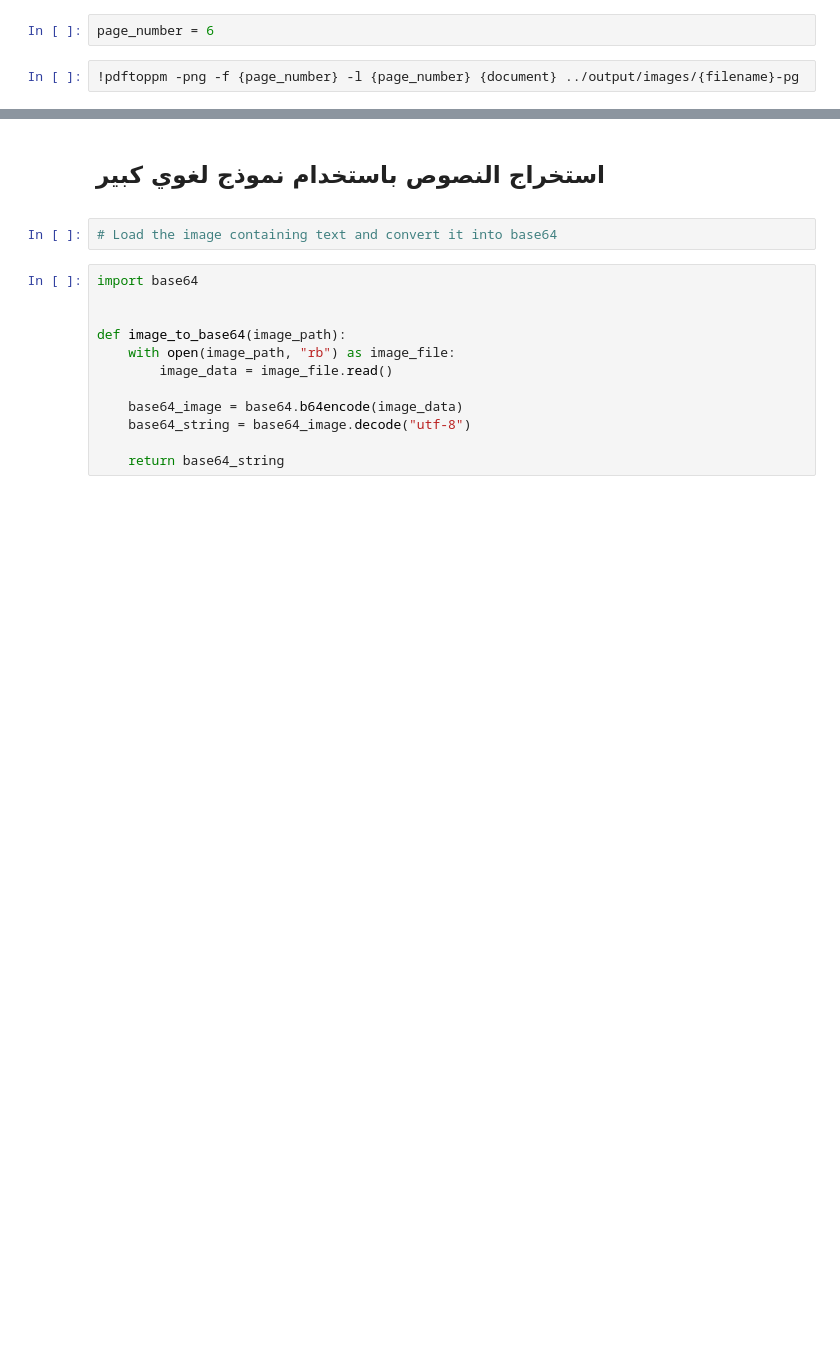
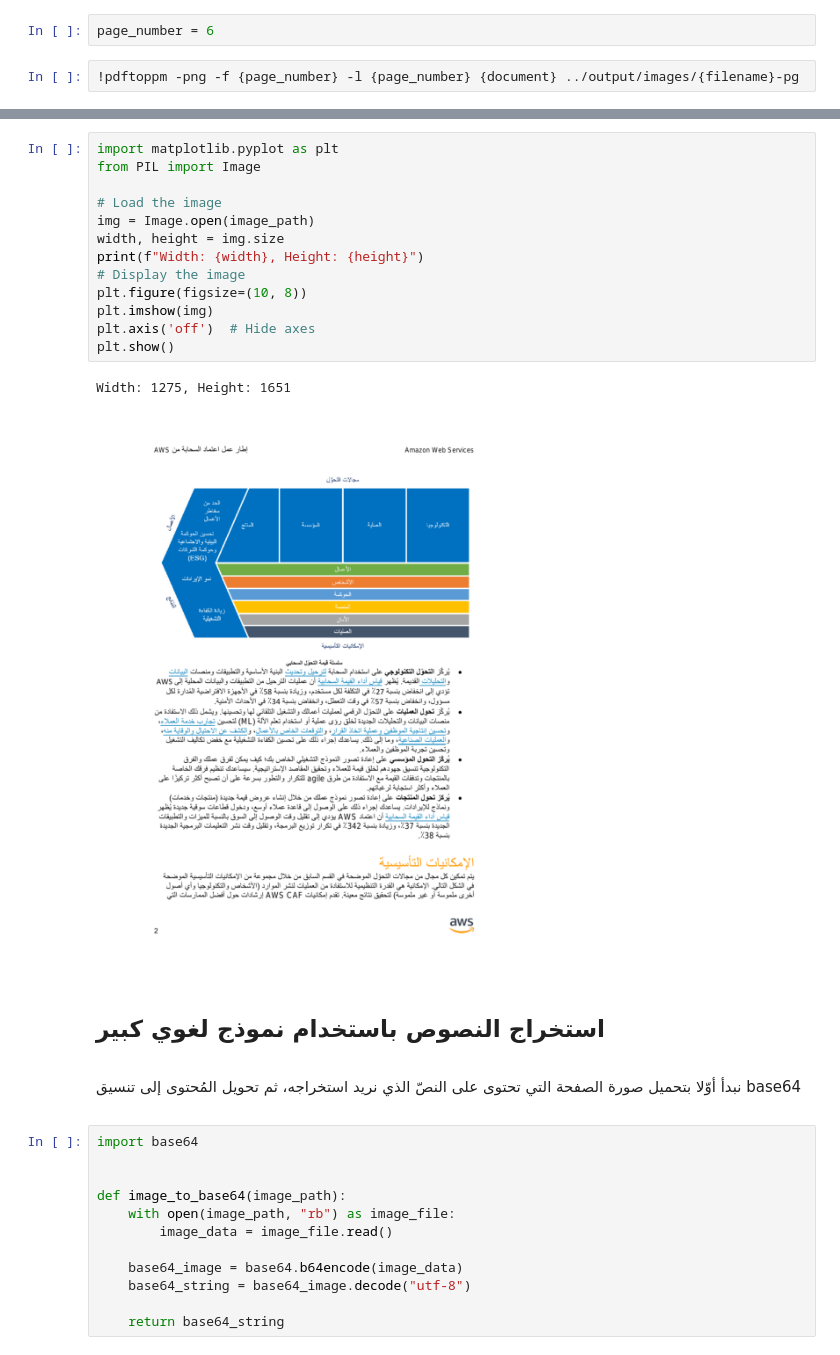
Before and after one commit to mohamed-ali/llm-apps-on-arabic, a Jupyter notebook: text-extraction/02-استخراج-النصوص-من-الوثائق-المصوّرة.ipynb, the cells around one changed output, grey strips where cells are left out. Saved outputs shown, nothing was run; the diff lists cells and outputs as text; blank space fills up the shorter version.

```diff
--- a/text-extraction/02-استخراج-النصوص-من-الوثائق-المصوّرة.ipynb
+++ b/text-extraction/02-استخراج-النصوص-من-الوثائق-المصوّرة.ipynb
@@ -64,11 +78,31 @@ page_number = 6
+# %%
+import matplotlib.pyplot as plt
+from PIL import Image
+
+# Load the image
+img = Image.open(image_path)
+width, height = img.size
+print(f"Width: {width}, Height: {height}")
+# Display the image
+plt.figure(figsize=(10, 8))
+plt.imshow(img)
+plt.axis('off')  # Hide axes
+plt.show()
+# %% [output]
+Width: 1275, Height: 1651
+[figure, added]
 # %% [markdown]
 <div dir="rtl">
 
 ## استخراج النصوص باستخدام نموذج لغوي كبير
 
 </div>
-# %%
-# Load the image containing text and convert it into base64
+# %% [markdown]
+<div dir="rtl">
+
+نبدأ أوّلا بتحميل صورة الصفحة التي تحتوى على النصّ الذي نريد استخراجه، ثم تحويل المُحتوى إلى تنسيق base64
+
+</div>
 # %%
 import base64
 
```
Also changed, not shown: parts of 12 cells of this notebook, 2 other files.
